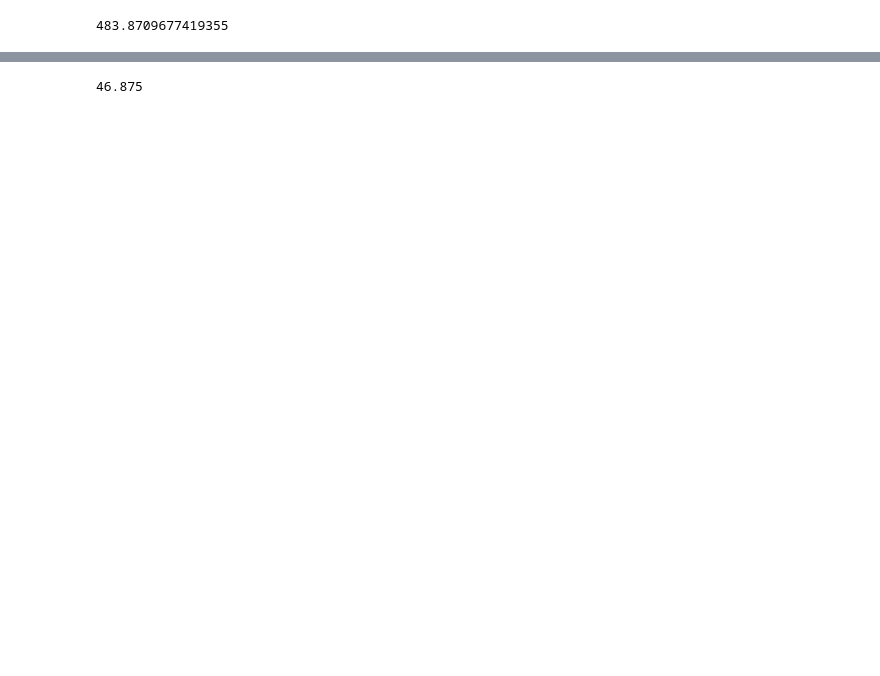
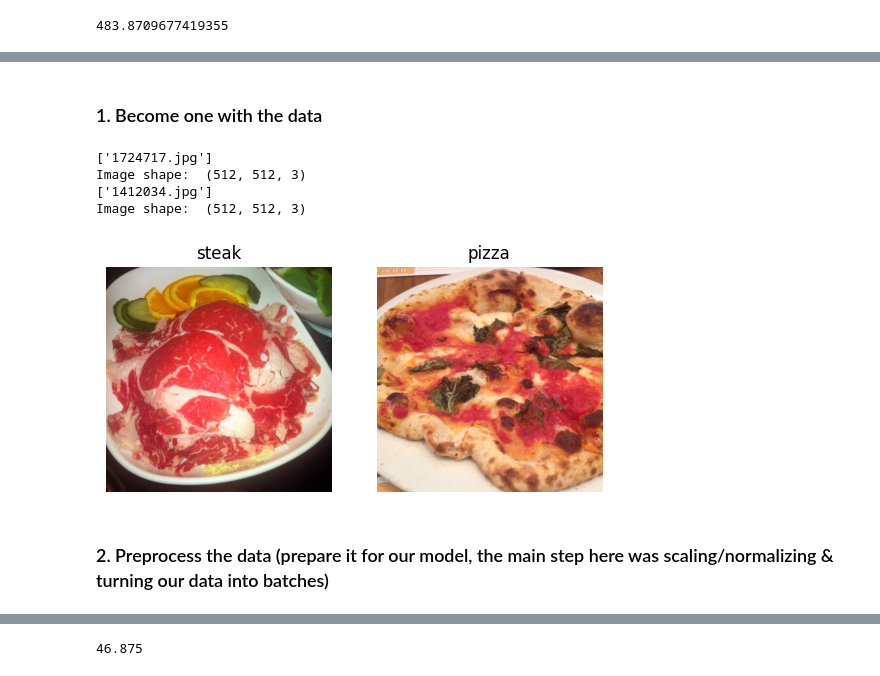
Before and after one commit to mazimum86/CNN-Projects, a Jupyter notebook: Introduction_to_computer_vision_with_tensorflow.ipynb, the cells around one changed output, grey strips where cells are left out. Drawn from its saved outputs; the diff is of its cells as text; code cells hidden in the pictures; blank space fills up the shorter version.

```diff
--- a/Introduction_to_computer_vision_with_tensorflow.ipynb
+++ b/Introduction_to_computer_vision_with_tensorflow.ipynb
@@ -434,0 +463,17 @@ len(train_data)
+# %% [markdown]
+### 1. Become one with the data
+# %%
+# Visualize data
+plt.figure()
+plt.subplot(1,2,1)
+steak_img = view_random_image("pizza_steak/train/", "steak")
+plt.subplot(1,2,2)
+pizza_img=view_random_image("pizza_steak/train/", 'pizza')
+# %% [output]
+['1724717.jpg']
+Image shape:  (512, 512, 3)
+['1412034.jpg']
+Image shape:  (512, 512, 3)
+[figure, added]
+# %% [markdown]
+### 2. Preprocess the data (prepare it for our model, the main step here was scaling/normalizing & turning our data into batches)
```
Also changed, not shown: parts of 48 cells of this notebook.
